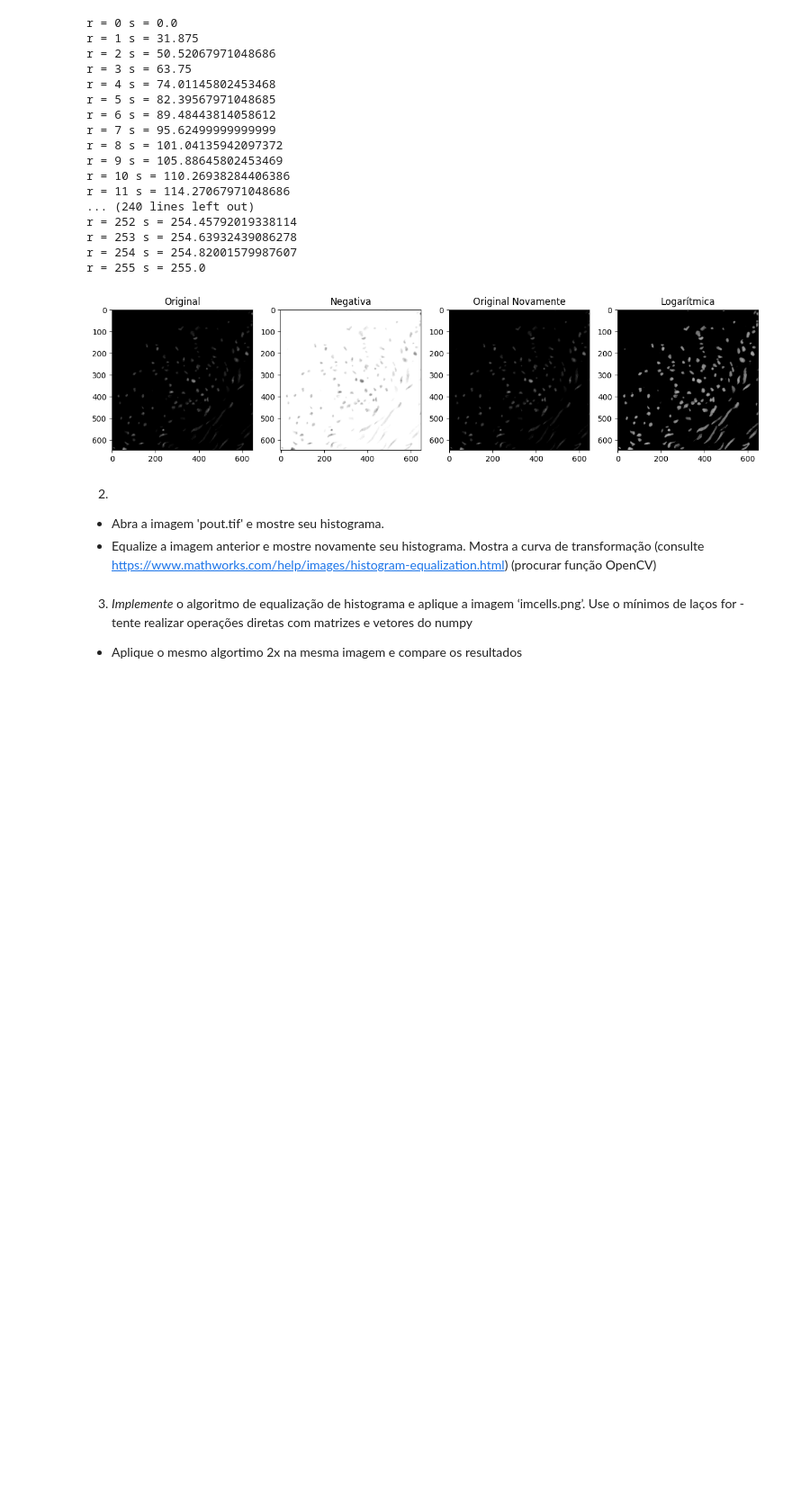
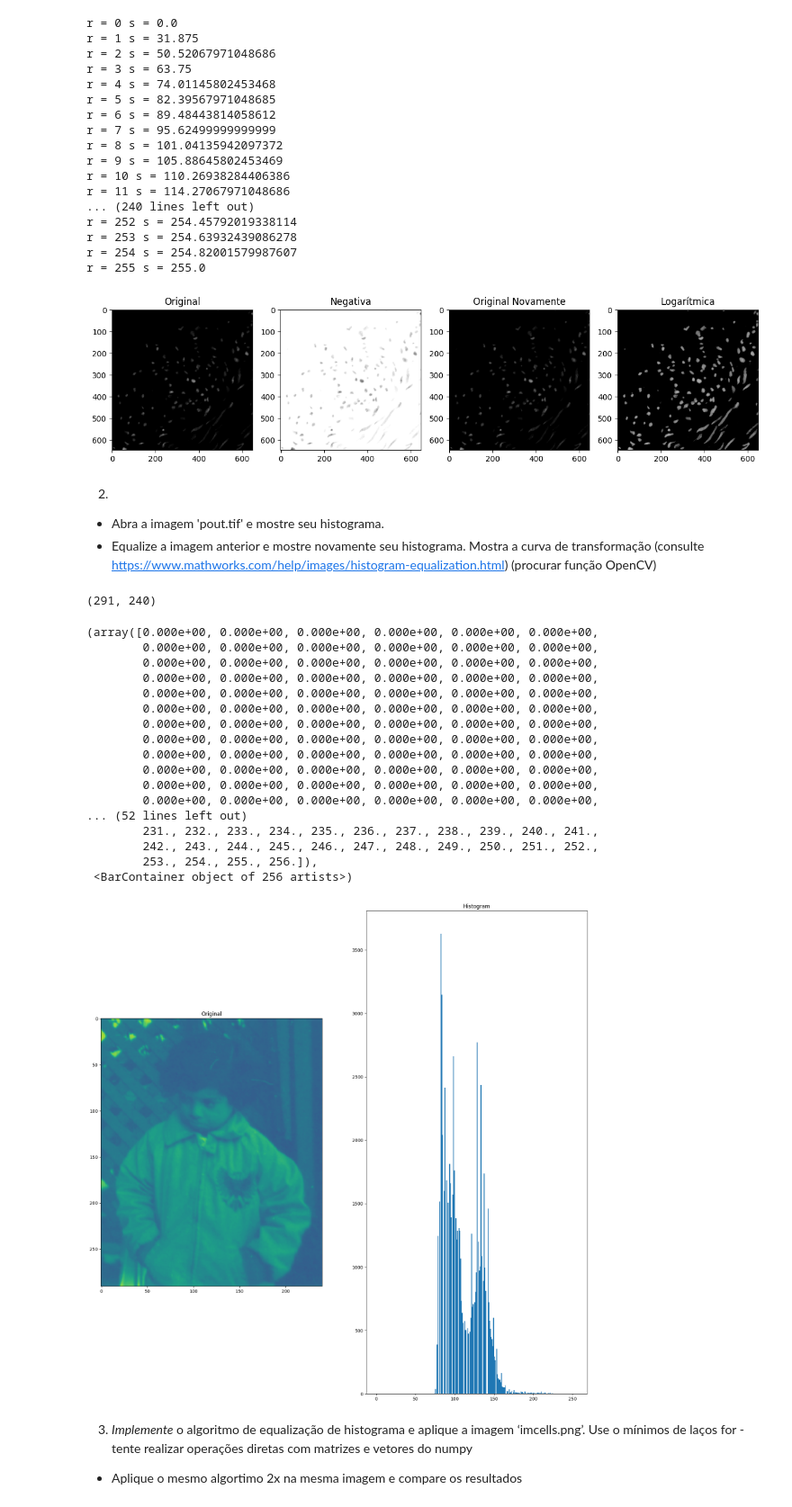
Before and after one commit to gabrielmsantos/pgc111-labs-2023, a Jupyter notebook: Lab03 - Histogram Equalization/Lab03_hist.ipynb, the cells around one changed output. Shown at 90% size. Drawn from its saved outputs; the diff is of its cells as text; code cells hidden in the pictures; blank space fills up the shorter version.

Commit message:
Adicionando histograma pit.tiff

```diff
--- a/Lab03 - Histogram Equalization/Lab03_hist.ipynb
+++ b/Lab03 - Histogram Equalization/Lab03_hist.ipynb
@@ -83,3 +81,37 @@ r = 255 s = 255.0
+# %%
+# Opening image
+img = cv2.imread("pout.tif", cv2.IMREAD_GRAYSCALE)
+print(img.shape)
+
+# Showing image
+f, axarr = plt.subplots(1, 2, figsize=(20, 20))
+axarr[0].set_title('Original')
+axarr[0].imshow(img, vmin=0, vmax=255)
+
+axarr[1].set_title('Histogram')
+axarr[1].hist(img.ravel(), 256, [0, 256])
+# Showing histogram
+# plt.hist(img.ravel(), 256, [0, 256])
+# %% [output]
+(291, 240)
+(array([0.000e+00, 0.000e+00, 0.000e+00, 0.000e+00, 0.000e+00, 0.000e+00,
+        0.000e+00, 0.000e+00, 0.000e+00, 0.000e+00, 0.000e+00, 0.000e+00,
+        0.000e+00, 0.000e+00, 0.000e+00, 0.000e+00, 0.000e+00, 0.000e+00,
+        0.000e+00, 0.000e+00, 0.000e+00, 0.000e+00, 0.000e+00, 0.000e+00,
+        0.000e+00, 0.000e+00, 0.000e+00, 0.000e+00, 0.000e+00, 0.000e+00,
+        0.000e+00, 0.000e+00, 0.000e+00, 0.000e+00, 0.000e+00, 0.000e+00,
+        0.000e+00, 0.000e+00, 0.000e+00, 0.000e+00, 0.000e+00, 0.000e+00,
+        0.000e+00, 0.000e+00, 0.000e+00, 0.000e+00, 0.000e+00, 0.000e+00,
+        0.000e+00, 0.000e+00, 0.000e+00, 0.000e+00, 0.000e+00, 0.000e+00,
+        0.000e+00, 0.000e+00, 0.000e+00, 0.000e+00, 0.000e+00, 0.000e+00,
+        0.000e+00, 0.000e+00, 0.000e+00, 0.000e+00, 0.000e+00, 0.000e+00,
+        0.000e+00, 0.000e+00, 0.000e+00, 0.000e+00, 0.000e+00, 0.000e+00,
+... (52 lines left out)
+        231., 232., 233., 234., 235., 236., 237., 238., 239., 240., 241.,
+        242., 243., 244., 245., 246., 247., 248., 249., 250., 251., 252.,
+        253., 254., 255., 256.]),
+ <BarContainer object of 256 artists>)
+[figure, added]
 # %% [markdown]
 3) *Implemente* o algoritmo de equalização de histograma e aplique a imagem ‘imcells.png’. Use o mínimos de laços for - tente realizar operações diretas com matrizes e vetores do numpy
 - Aplique o mesmo algortimo 2x na mesma imagem e compare os resultados
```
Also changed, not shown: parts of 1 cell of this notebook.
